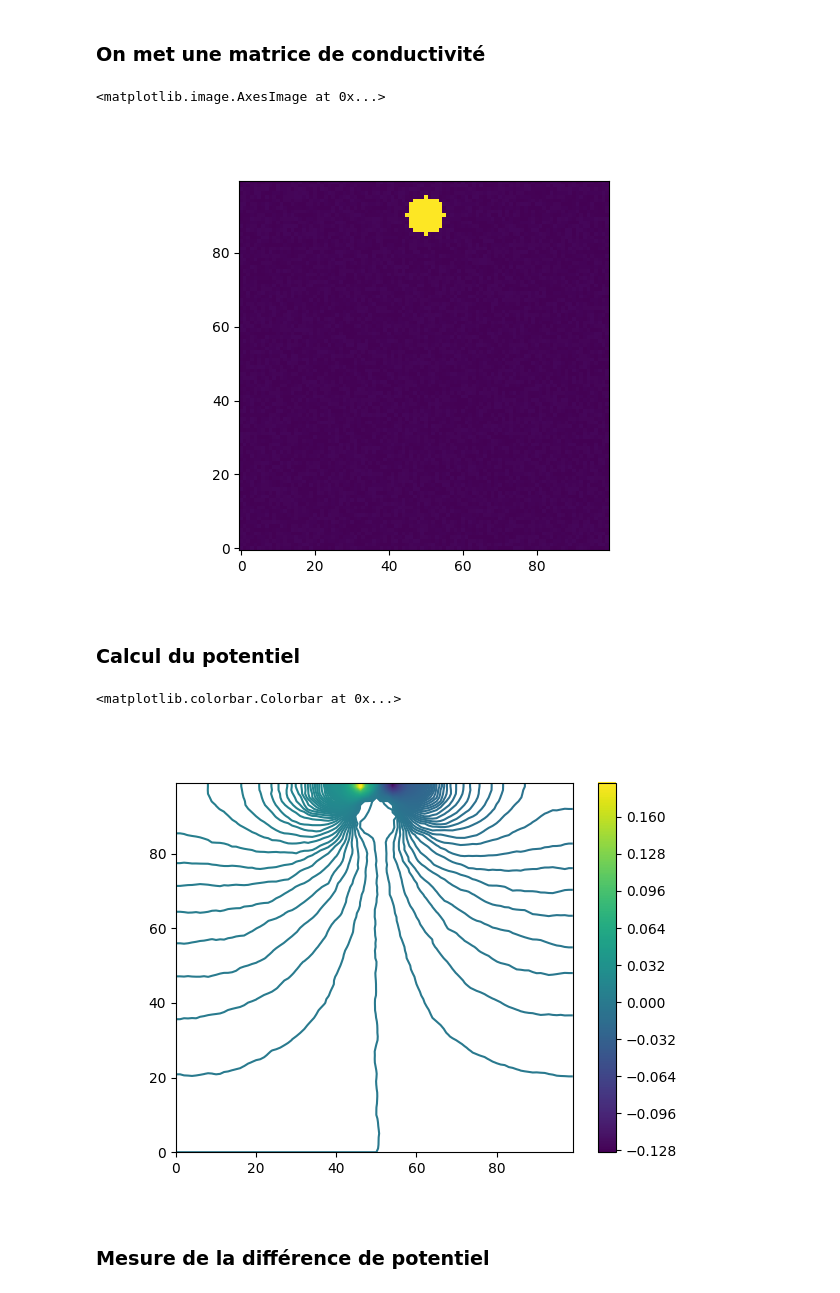
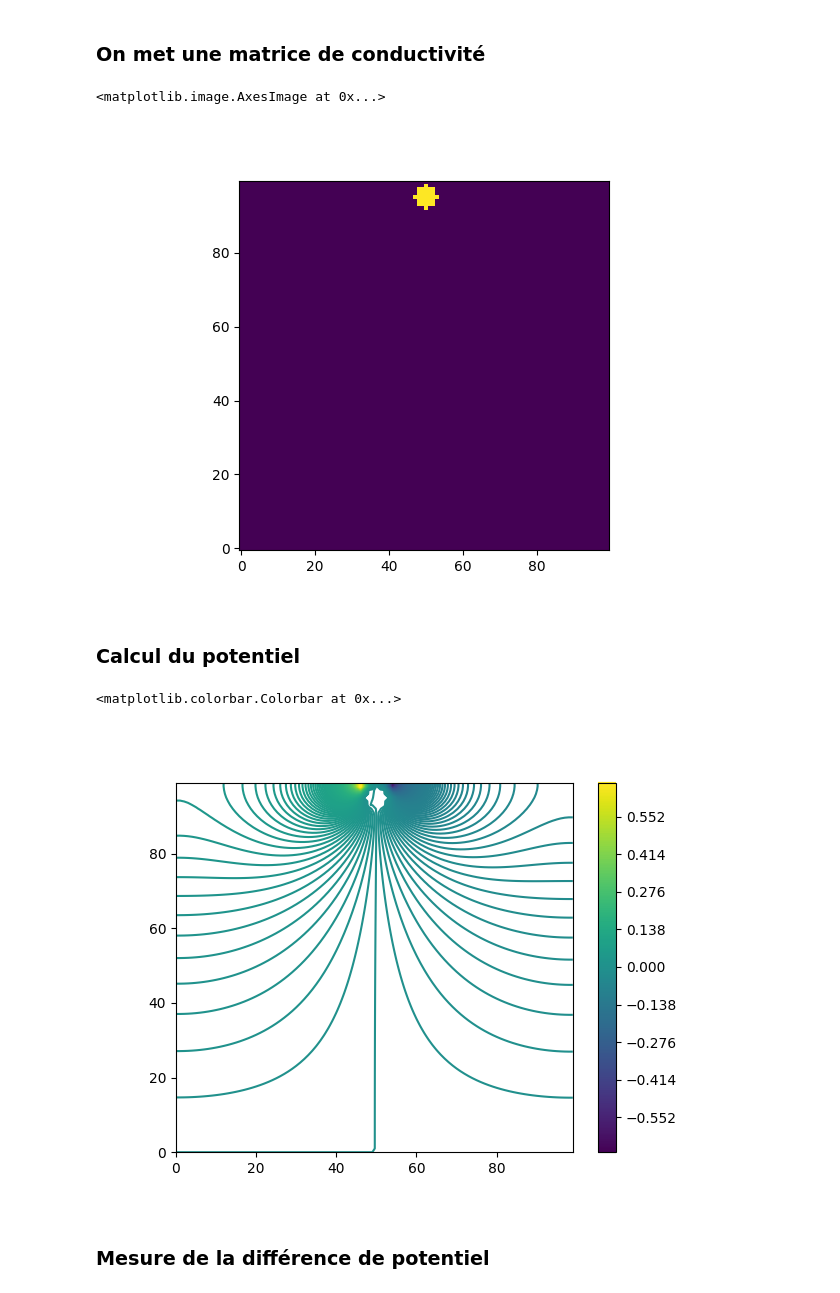
Before and after one commit to AlexandreChevrette/ProjetFinal_PhysiqueNumerique, a Jupyter notebook: Projet_physnum.ipynb, the cells around one changed output. Saved outputs shown, nothing was run; the diff lists cells and outputs as text; code cells hidden in the pictures.

```diff
--- a/Projet_physnum.ipynb
+++ b/Projet_physnum.ipynb
@@ -28,11 +28,11 @@ N = (98, 52)
 # %% [markdown]
 ### On met une matrice de conductivité
 # %%
-sigma_init = np.random.uniform(low=1, high=10, size=(dim, dim)) # np.ones((dim, dim))#
+sigma_init = np.ones((dim, dim))# np.random.uniform(low=1, high=10, size=(dim, dim))
 
 xx, yy = np.meshgrid(np.arange(dim), np.arange(dim), indexing='ij')
 
-sigma_init[(xx-90)**2 + (yy-50)**2 <= 5**2] = 500
+sigma_init[(xx-95)**2 + (yy-50)**2 <= 3**2] = 500
 
 
 # sigma_init[: 81, dim//2 - 50: dim//2 + 50] = 100
@@ -48,11 +48,11 @@ plt.imshow(sigma_init, origin='lower')
 # plt.imshow(courant_init, origin='lower')
 # %% [output]
 <matplotlib.image.AxesImage at 0x...>
-[figure, old version]
+[figure, new version]
 # %% [markdown]
 ### Calcul du potentiel
 # %%
-import numpy as np
+t numpy as np
 import matplotlib.pyplot as plt
 import numba
 
@@ -92,34 +92,34 @@ def find_pot(V, Sigma, I, DIM, error=1e10, tol=1e-8, niter=1000000):
         V_k = V.copy()
 
         V[0, :] = 0 # haut
         V[-1, :] = V[-2, :] # bas
         V[:, 0] = V[:, 1] # gauche
         V[:, DIM-1] = V[:, DIM-2] # gauche
         #  = 0 # droite
 
         V = compute_pot(V, V_k, Sigma, I)
 
         diff = V - V_k
         error = np.sqrt(np.sum(diff**2))#np.linalg.norm(diff)
 
         it += 1
 
     return V
 
 Voltage = find_pot(pot_init, sigma_init, courant_init, DIM=dim)
 
 # print(f"Nombre d'itérations: {it}")
 # print(f"Erreur: {error}")
 
 
 plt.figure()
 # plt.imshow(Voltage, origin='lower')
 plt.contour(Voltage, levels=500)
 # plt.imshow(pot)
 plt.colorbar()
 # %% [output]
 <matplotlib.colorbar.Colorbar at 0x...>
-[figure, old version]
+[figure, new version]
 # %% [markdown]
 ### Mesure de la différence de potentiel
 # %%
```
Also changed, not shown: parts of 3 cells of this notebook.
